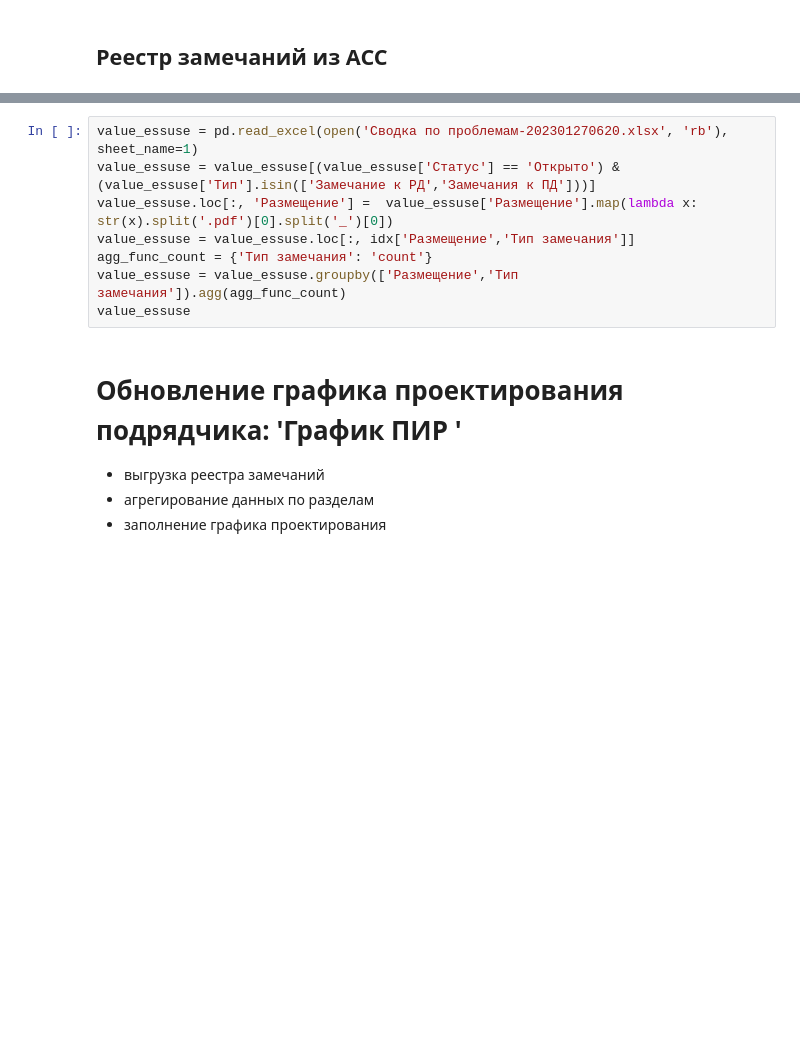
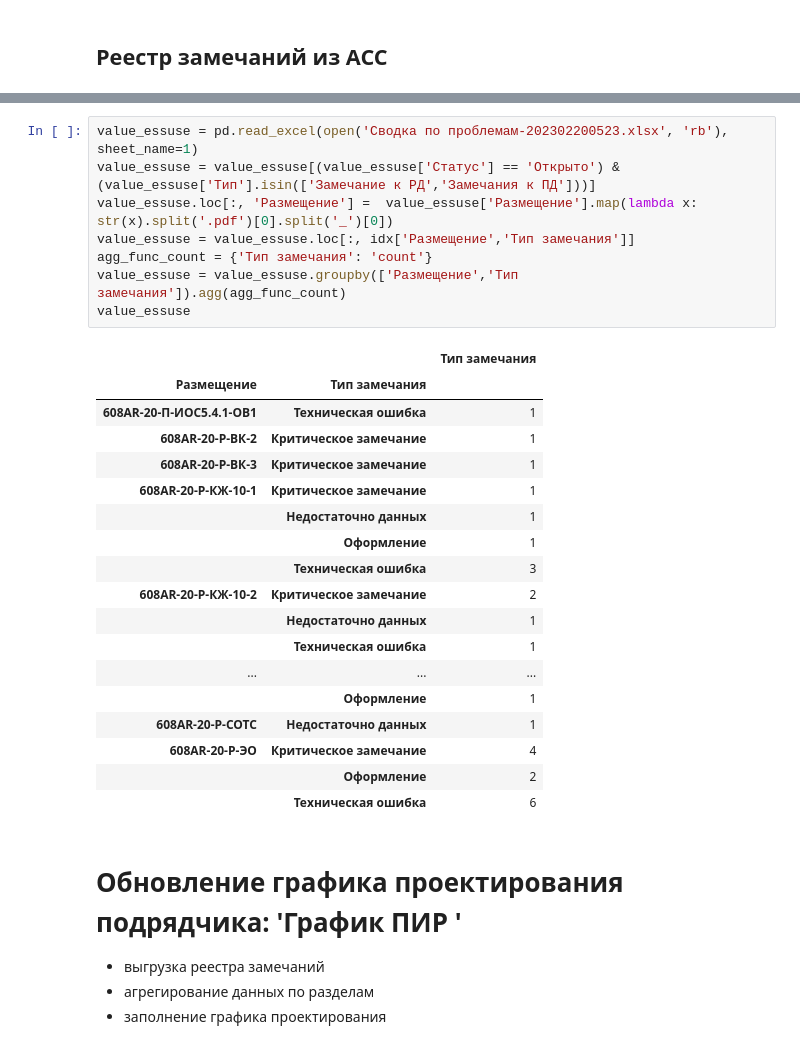
Before and after one commit to AlexeyTri/PROJECT_SCOOL, a Jupyter notebook: ActualGraphicBASE_ipynb".ipynb, the cells around one changed output, grey strips where cells are left out. Cells and saved outputs as stored; diff of their text form; blank space fills up the shorter version.

```diff
--- a/ActualGraphicBASE_ipynb".ipynb
+++ b/ActualGraphicBASE_ipynb".ipynb
@@ -181,11 +254,30 @@ Saving Сводка по проблемам-202301270620.xlsx to Сводка п
 # %%
-value_essuse = pd.read_excel(open('Сводка по проблемам-202301270620.xlsx', 'rb'), sheet_name=1)
+value_essuse = pd.read_excel(open('Сводка по проблемам-202302200523.xlsx', 'rb'), sheet_name=1)
 value_essuse = value_essuse[(value_essuse['Статус'] == 'Открыто') & (value_essuse['Тип'].isin(['Замечание к РД','Замечания к ПД']))]
 value_essuse.loc[:, 'Размещение'] =  value_essuse['Размещение'].map(lambda x: str(x).split('.pdf')[0].split('_')[0])
 value_essuse = value_essuse.loc[:, idx['Размещение','Тип замечания']]
 agg_func_count = {'Тип замечания': 'count'}
 value_essuse = value_essuse.groupby(['Размещение','Тип замечания']).agg(agg_func_count)
 value_essuse
+# %% [output]
+|  |  | Тип замечания |
+| Размещение | Тип замечания |  |
+| 608AR-20-П-ИОС5.4.1-ОВ1 | Техническая ошибка | 1 |
+| 608AR-20-Р-ВК-2 | Критическое замечание | 1 |
+| 608AR-20-Р-ВК-3 | Критическое замечание | 1 |
+| 608AR-20-Р-КЖ-10-1 | Критическое замечание | 1 |
+|  | Недостаточно данных | 1 |
+|  | Оформление | 1 |
+|  | Техническая ошибка | 3 |
+| 608AR-20-Р-КЖ-10-2 | Критическое замечание | 2 |
+|  | Недостаточно данных | 1 |
+|  | Техническая ошибка | 1 |
+| ... | ... | ... |
+|  | Оформление | 1 |
+| 608AR-20-Р-СОТС | Недостаточно данных | 1 |
+| 608AR-20-Р-ЭО | Критическое замечание | 4 |
+|  | Оформление | 2 |
+|  | Техническая ошибка | 6 |
 # %% [markdown]
 # **Обновление графика проектирования подрядчика: 'График ПИР '**
 
```
Also changed, not shown: parts of 21 cells of this notebook.
